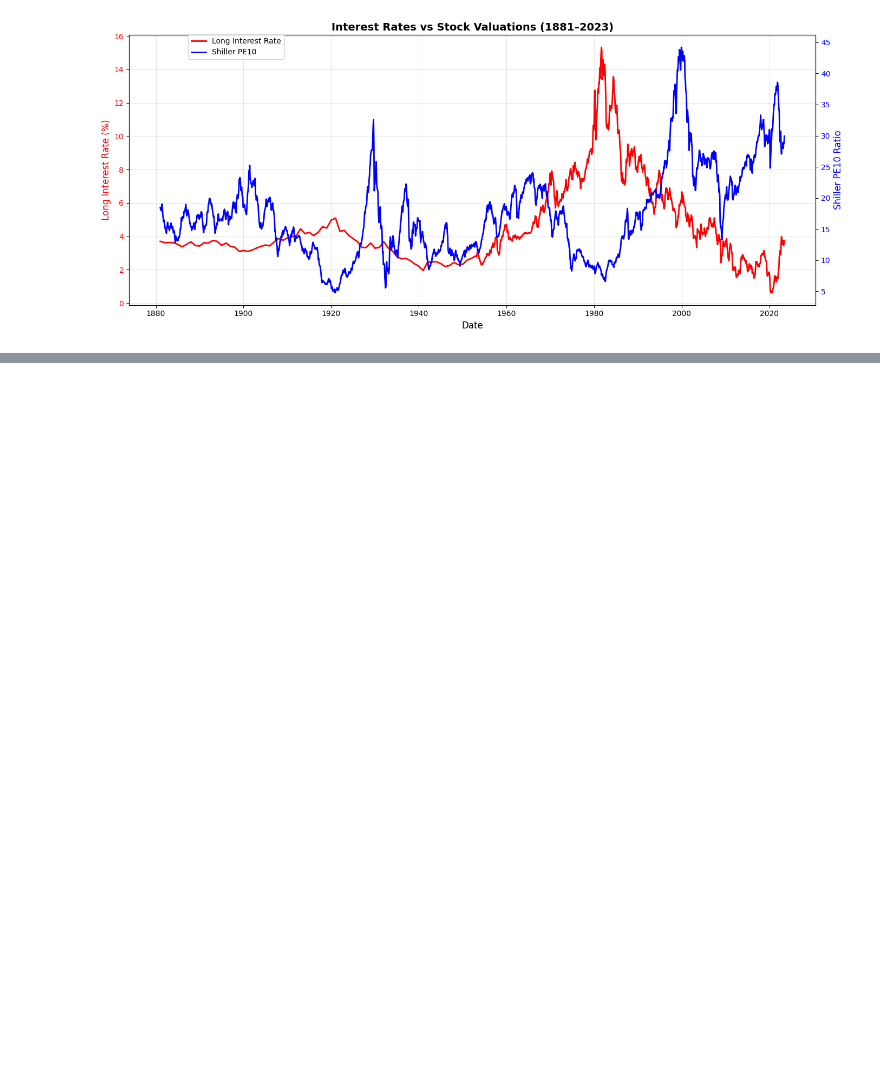
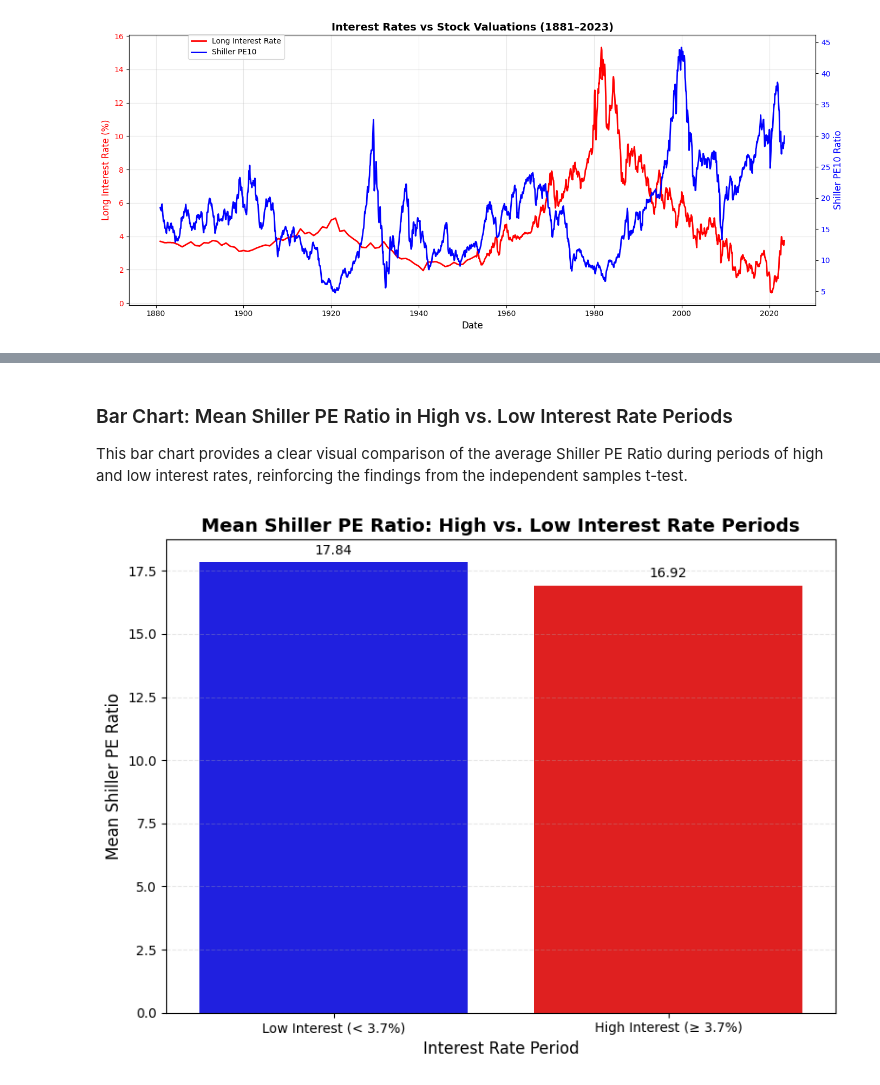
Before and after one commit to biruhyos/dsrp-sp500, a Jupyter notebook: DSRP_S&P_500_Biruh.ipynb, the cells around one changed output, grey strips where cells are left out. Saved outputs shown, nothing was run; the diff lists cells and outputs as text; code cells hidden in the pictures; blank space fills up the shorter version.

```diff
--- a/DSRP_S&P_500_Biruh.ipynb
+++ b/DSRP_S&P_500_Biruh.ipynb
@@ -232,0 +436,42 @@ plt.show()
+# %% [markdown]
+### Bar Chart: Mean Shiller PE Ratio in High vs. Low Interest Rate Periods
+
+This bar chart provides a clear visual comparison of the average Shiller PE Ratio during periods of high and low interest rates, reinforcing the findings from the independent samples t-test.
+# %%
+import matplotlib.pyplot as plt
+import seaborn as sns
+
+# Calculate means for plotting
+mean_pe_low = pe_low_interest.mean()
+mean_pe_high = pe_high_interest.mean()
+
+# Data for the bar chart
+bar_data = pd.DataFrame({
+    'Interest Rate Period': [f'Low Interest (< {median_interest_rate:.1f}%)', f'High Interest (≥ {median_interest_rate:.1f}%)'],
+    'Mean Shiller PE Ratio': [mean_pe_low, mean_pe_high]
+})
+
+plt.figure(figsize=(8, 6))
+sns.barplot(
+    x='Interest Rate Period',
+    y='Mean Shiller PE Ratio',
+    data=bar_data,
+    hue='Interest Rate Period', # Assign 'Interest Rate Period' to hue
+    palette={'Low Interest (< 3.7%)': 'blue', 'High Interest (≥ 3.7%)': 'red'},
+    legend=False # Set legend to False as labels are on x-axis
+)
+
+plt.title('Mean Shiller PE Ratio: High vs. Low Interest Rate Periods', fontsize=14, fontweight='bold')
+plt.xlabel('Interest Rate Period', fontsize=12)
+plt.ylabel('Mean Shiller PE Ratio', fontsize=12)
+plt.grid(axis='y', alpha=0.3, linestyle='--')
+
+# Add text labels on top of the bars
+for index, row in bar_data.iterrows():
+    plt.text(index, row['Mean Shiller PE Ratio'] + 0.2, f'{row["Mean Shiller PE Ratio"]:.2f}',
+             color='black', ha="center", va="bottom", fontsize=10)
+
+plt.tight_layout()
+plt.show()
+# %% [output]
+[figure, added]
```
Also changed, not shown: parts of 4 cells of this notebook.
